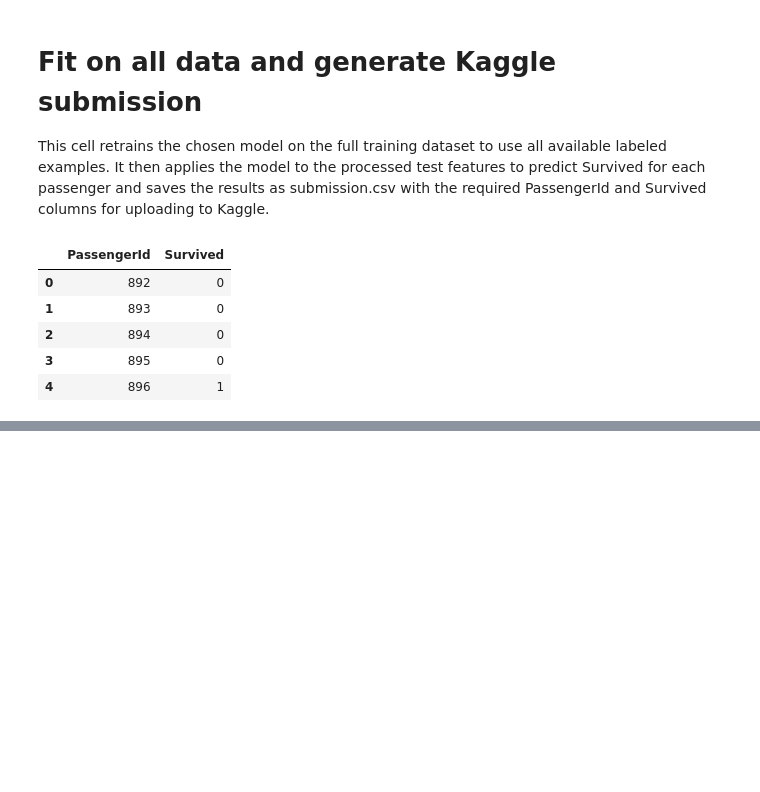
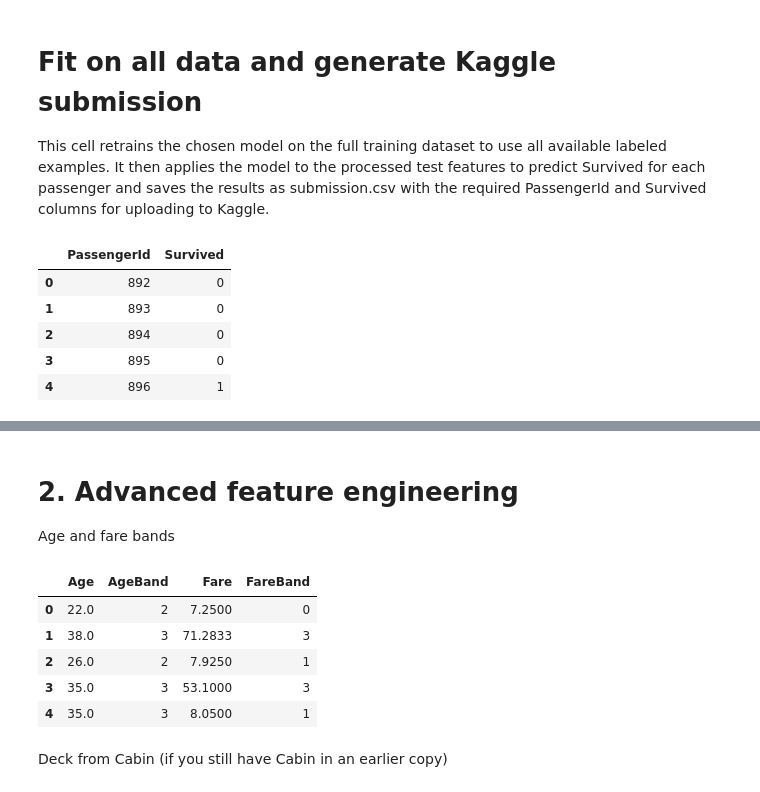
Before and after one commit to GarimaSharda/Kaggle-Knowledge-Project-Titanic, a Jupyter notebook: Kaggle_Titanic_project.ipynb, the cells around one changed output, grey strips where cells are left out. Cells and saved outputs as stored; diff of their text form; code cells hidden in the pictures; blank space fills up the shorter version.

```diff
--- a/Kaggle_Titanic_project.ipynb
+++ b/Kaggle_Titanic_project.ipynb
@@ -226,0 +332,22 @@ submission.head()
+# %% [markdown]
+# **2. Advanced feature engineering**
+Age and fare bands
+# %%
+# Age bands
+train["AgeBand"] = pd.cut(train["Age"], bins=[0, 12, 18, 30, 50, 80], labels=False)
+test["AgeBand"]  = pd.cut(test["Age"],  bins=[0, 12, 18, 30, 50, 80], labels=False)
+
+# Fare bands
+train["FareBand"] = pd.qcut(train["Fare"], 4, labels=False, duplicates="drop")
+test["FareBand"]  = pd.qcut(test["Fare"], 4, labels=False, duplicates="drop")
+
+train[["Age", "AgeBand", "Fare", "FareBand"]].head()
+# %% [output]
+|  | Age | AgeBand | Fare | FareBand |
+| 0 | 22.0 | 2 | 7.2500 | 0 |
+| 1 | 38.0 | 3 | 71.2833 | 3 |
+| 2 | 26.0 | 2 | 7.9250 | 1 |
+| 3 | 35.0 | 3 | 53.1000 | 3 |
+| 4 | 35.0 | 3 | 8.0500 | 1 |
+# %% [markdown]
+Deck from Cabin (if you still have Cabin in an earlier copy)
```
Also changed, not shown: parts of 22 cells of this notebook.
